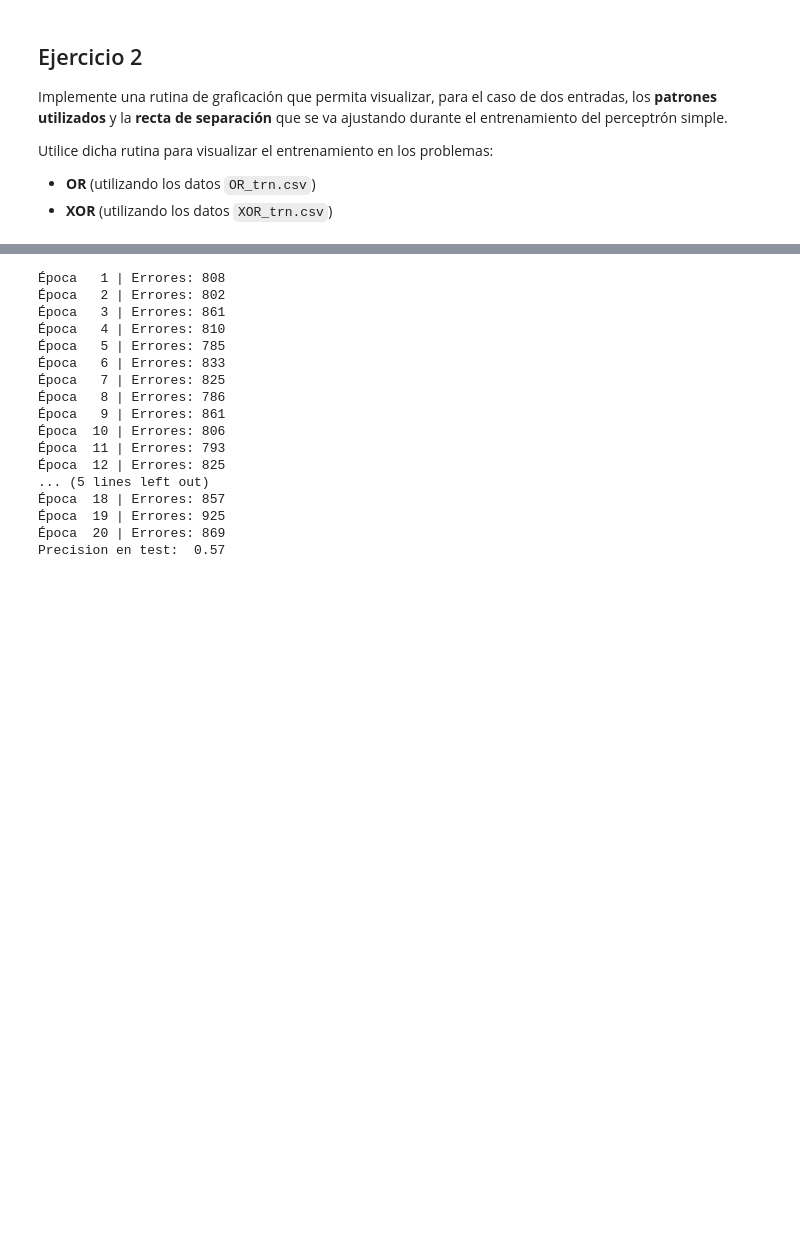
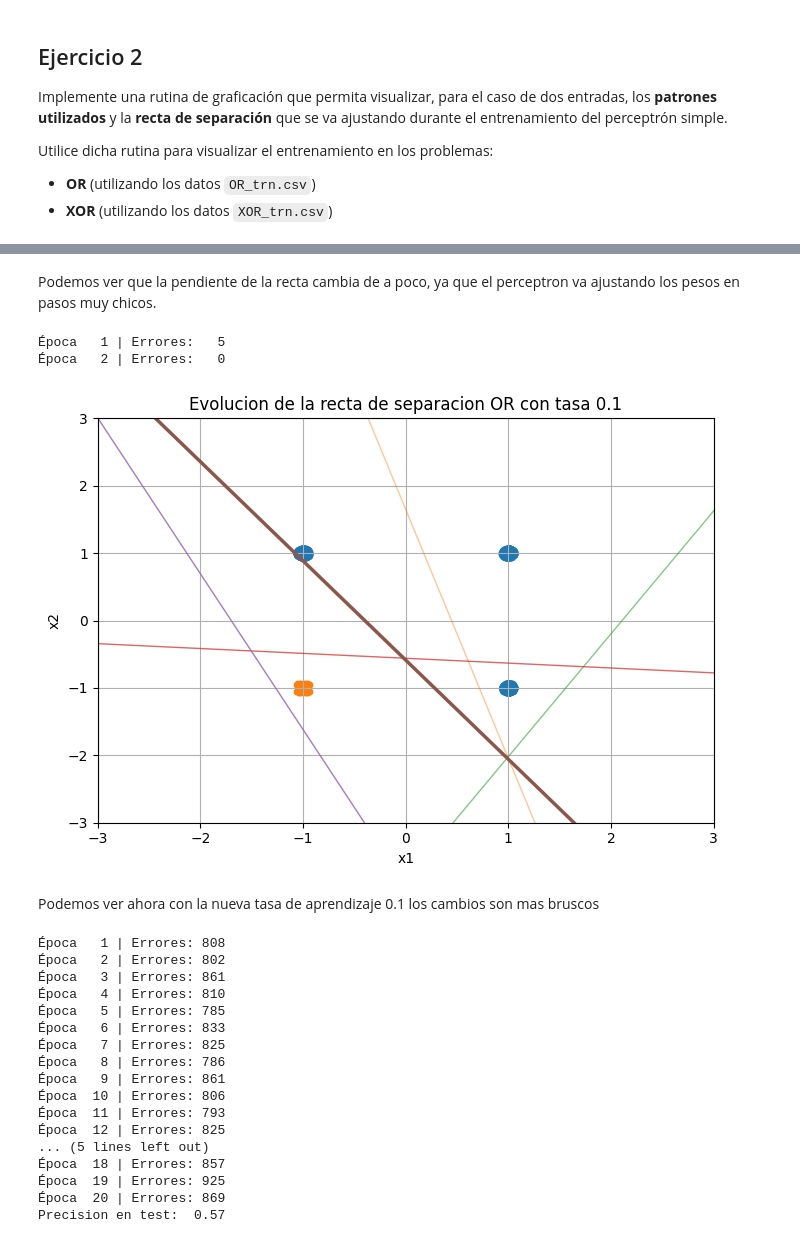
Before and after one commit to FaustoGabini/Inteligencia-Computacional, a Jupyter notebook: Guia1/ex2.ipynb, the cells around one changed output, grey strips where cells are left out. Drawn from its saved outputs; the diff is of its cells as text; code cells hidden in the pictures; blank space fills up the shorter version.

```diff
--- a/Guia1/ex2.ipynb
+++ b/Guia1/ex2.ipynb
@@ -64,3 +64,18 @@ plot(X_train, y_train, p.hist_w, "Evolucion de la recta de separacion OR")
+# %% [markdown]
+Podemos ver que la pendiente de la recta cambia de a poco, ya que el perceptron va ajustando los pesos en pasos muy chicos.
+# %%
+X_train, y_train = PerceptronSimple.cargar_csv("./data/OR_trn.csv")
+X_test, y_test = PerceptronSimple.cargar_csv("./data/OR_tst.csv")
+
+p = PerceptronSimple(tasa_aprendizaje=0.1, max_epocas=10, tolerancia=0)
+p.entrenar(X_train, y_train)
+plot(X_train, y_train, p.hist_w, "Evolucion de la recta de separacion OR con tasa 0.1")
+# %% [output]
+Época   1 | Errores:   5
+Época   2 | Errores:   0
+[figure, added]
+# %% [markdown]
+Podemos ver ahora con la nueva tasa de aprendizaje 0.1 los cambios son mas bruscos
 # %%
 X_xor_train, y_xor_train = PerceptronSimple.cargar_csv("./data/XOR_trn.csv")
 X_xor_test, y_xor_test = PerceptronSimple.cargar_csv("./data/XOR_tst.csv")
```
Also changed, not shown: parts of 2 cells of this notebook, 2 other files.
